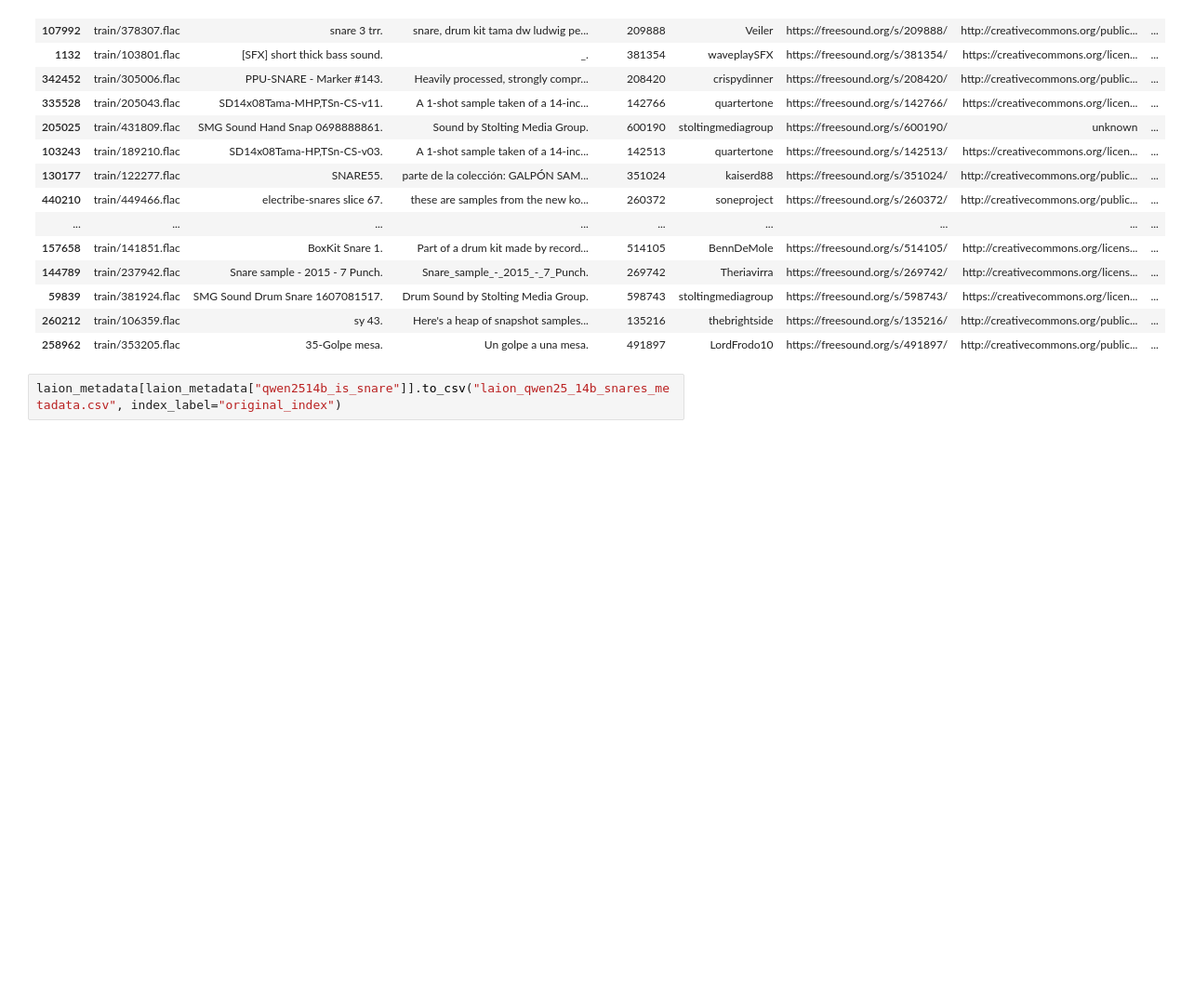
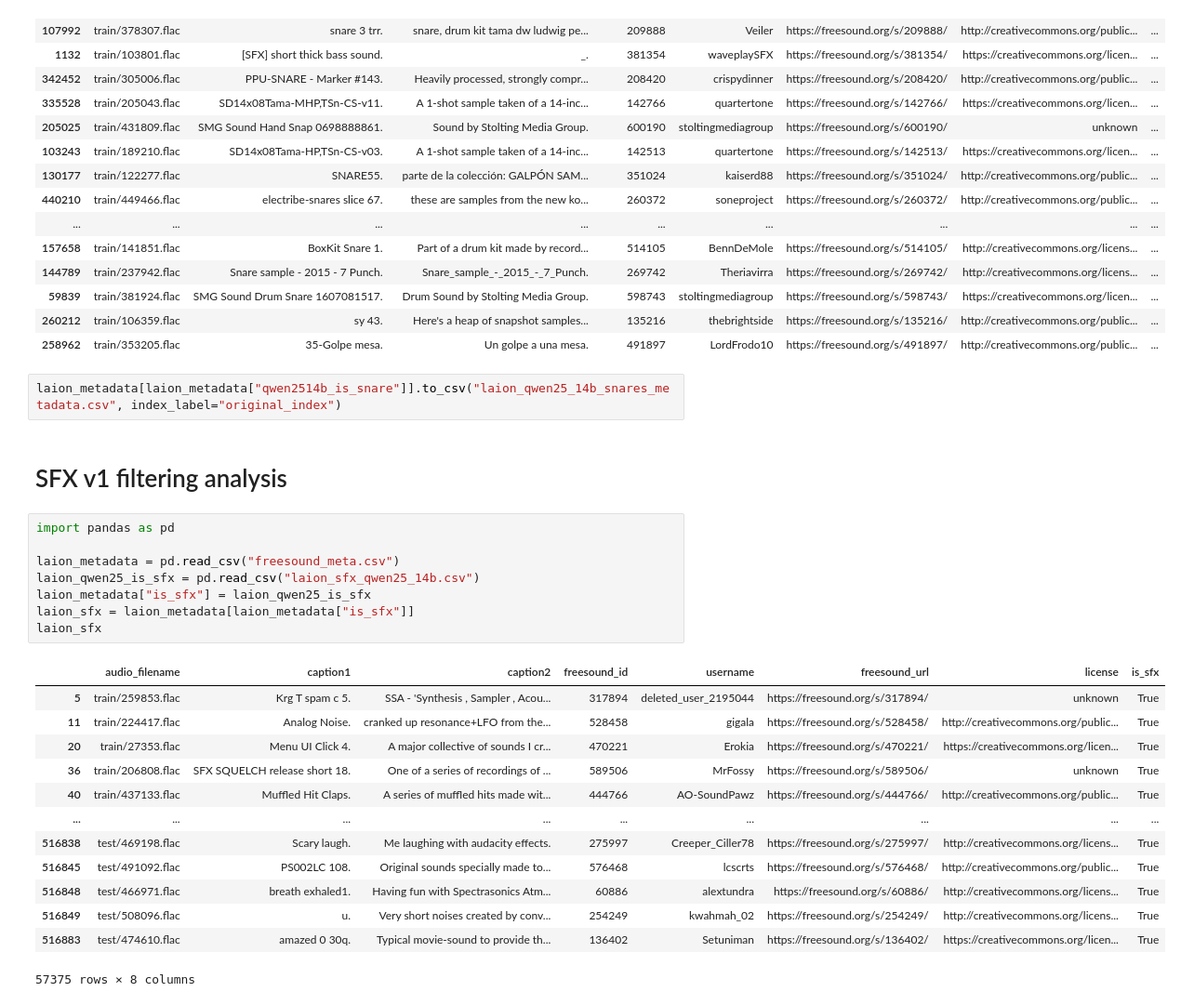
Before and after one commit to dzjkb/mgr2024, a Jupyter notebook: laion630k.ipynb, the cells around one changed output. Shown at 93% size. Saved outputs shown, nothing was run; the diff lists cells and outputs as text; blank space fills up the shorter version.

```diff
--- a/laion630k.ipynb
+++ b/laion630k.ipynb
@@ -184,3 +207,27 @@ laion_metadata[laion_metadata["qwen2514b_is_snare"]].sample(20)
 | 258962 | train/353205.flac | 35-Golpe mesa. | Un golpe a una mesa. | 491897 | LordFrodo10 | https://freesound.org/s/491897/ | http://creativecommons.org/public... | ... |
 # %%
 laion_metadata[laion_metadata["qwen2514b_is_snare"]].to_csv("laion_qwen25_14b_snares_metadata.csv", index_label="original_index")
+# %% [markdown]
+# SFX v1 filtering analysis
+# %%
+import pandas as pd
+
+laion_metadata = pd.read_csv("freesound_meta.csv")
+laion_qwen25_is_sfx = pd.read_csv("laion_sfx_qwen25_14b.csv")
+laion_metadata["is_sfx"] = laion_qwen25_is_sfx
+laion_sfx = laion_metadata[laion_metadata["is_sfx"]]
+laion_sfx
+# %% [output]
+|  | audio_filename | caption1 | caption2 | freesound_id | username | freesound_url | license | is_sfx |
+| 5 | train/259853.flac | Krg T spam c 5. | SSA - 'Synthesis , Sampler , Acou... | 317894 | deleted_user_2195044 | https://freesound.org/s/317894/ | unknown | True |
+| 11 | train/224417.flac | Analog Noise. | cranked up resonance+LFO from the... | 528458 | gigala | https://freesound.org/s/528458/ | http://creativecommons.org/public... | True |
+| 20 | train/27353.flac | Menu UI Click 4. | A major collective of sounds I cr... | 470221 | Erokia | https://freesound.org/s/470221/ | https://creativecommons.org/licen... | True |
+| 36 | train/206808.flac | SFX SQUELCH release short 18. | One of a series of recordings of ... | 589506 | MrFossy | https://freesound.org/s/589506/ | unknown | True |
+| 40 | train/437133.flac | Muffled Hit Claps. | A series of muffled hits made wit... | 444766 | AO-SoundPawz | https://freesound.org/s/444766/ | http://creativecommons.org/public... | True |
+| ... | ... | ... | ... | ... | ... | ... | ... | ... |
+| 516838 | test/469198.flac | Scary laugh. | Me laughing with audacity effects. | 275997 | Creeper_Ciller78 | https://freesound.org/s/275997/ | http://creativecommons.org/licens... | True |
+| 516845 | test/491092.flac | PS002LC 108. | Original sounds specially made to... | 576468 | lcscrts | https://freesound.org/s/576468/ | http://creativecommons.org/public... | True |
+| 516848 | test/466971.flac | breath exhaled1. | Having fun with Spectrasonics Atm... | 60886 | alextundra | https://freesound.org/s/60886/ | http://creativecommons.org/licens... | True |
+| 516849 | test/508096.flac | u. | Very short noises created by conv... | 254249 | kwahmah_02 | https://freesound.org/s/254249/ | http://creativecommons.org/licens... | True |
+| 516883 | test/474610.flac | amazed 0 30q. | Typical movie-sound to provide th... | 136402 | Setuniman | https://freesound.org/s/136402/ | https://creativecommons.org/licen... | True |
+57375 rows × 8 columns
```
Also changed, not shown: parts of 8 cells of this notebook, 8 other files.
